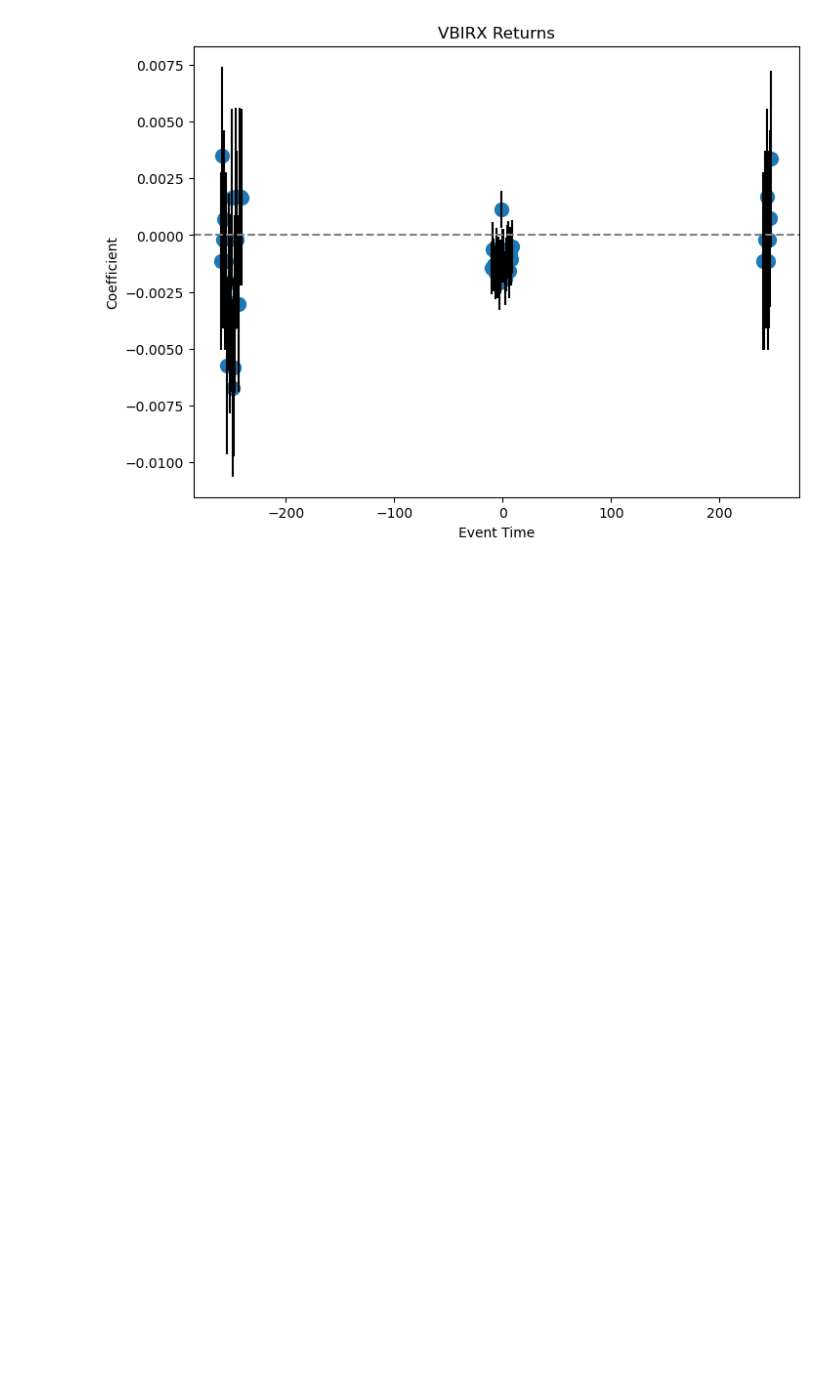
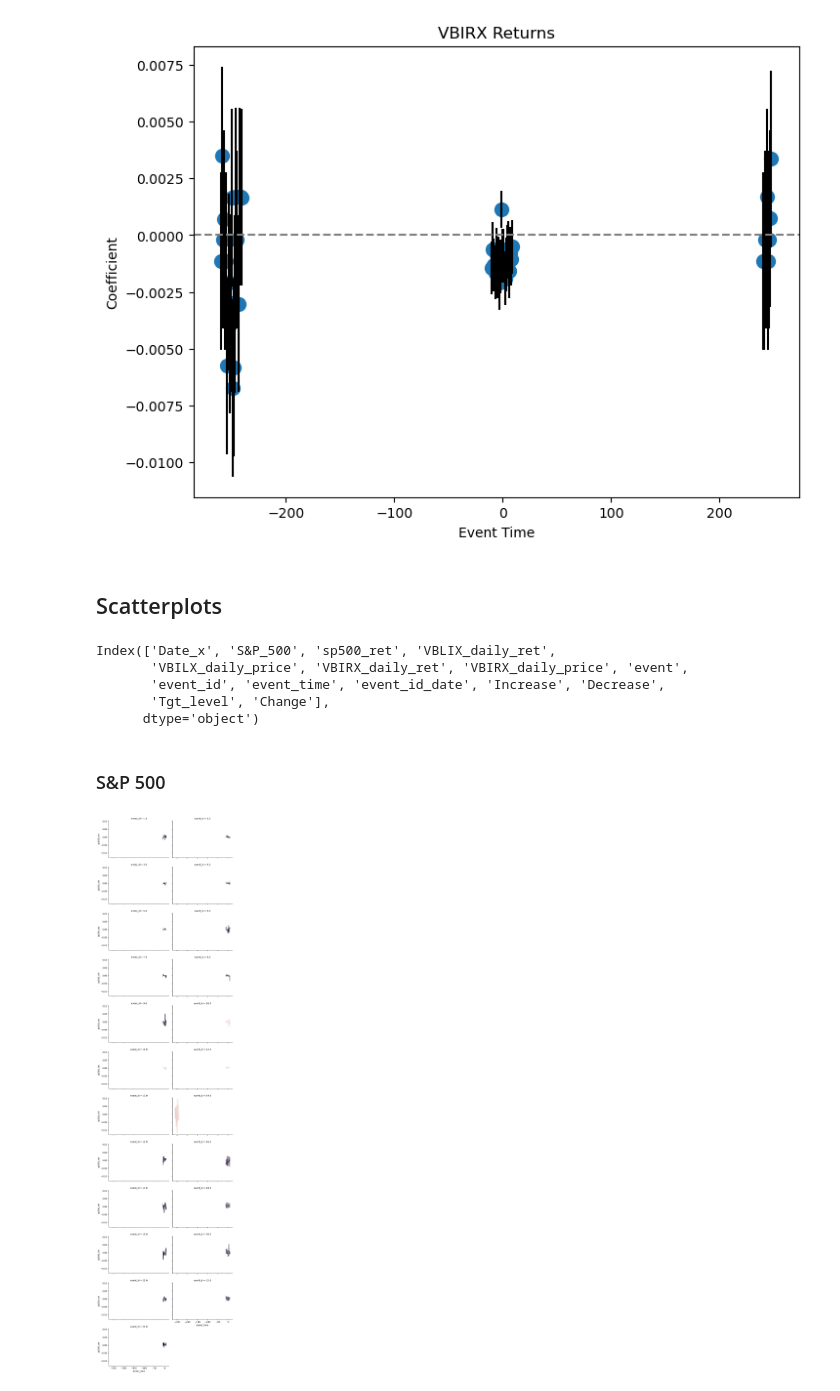
Before and after one commit to mab923/finalteamproject, a Jupyter notebook: Untitled.ipynb, the cells around one changed output. Saved outputs shown, nothing was run; the diff lists cells and outputs as text; code cells hidden in the pictures; blank space fills up the shorter version.

```diff
--- a/Untitled.ipynb
+++ b/Untitled.ipynb
@@ -344,3 +344,29 @@ ax.axhline(y=0, color='gray', linestyle='--')
 plt.show()
 # %% [output]
 [figure]
+# %% [markdown]
+## Scatterplots
+# %%
+event_time_rets.columns
+# %% [output]
+Index(['Date_x', 'S&P_500', 'sp500_ret', 'VBLIX_daily_ret',
+       'VBILX_daily_price', 'VBIRX_daily_ret', 'VBIRX_daily_price', 'event',
+       'event_id', 'event_time', 'event_id_date', 'Increase', 'Decrease',
+       'Tgt_level', 'Change'],
+      dtype='object')
+# %% [markdown]
+### S&P 500
+# %%
+Sp500_graph = sns.relplot(data = event_time_rets,
+                x = "event_time",
+               y = "sp500_ret",
+                    kind = "line",
+               col = "event_id",
+                    zorder = 5,
+                    hue = "Change",
+                col_wrap=2,
+                height=3,
+                aspect=1.5,
+                legend=False)
+# %% [output]
+[figure, added]
```
Also changed, not shown: parts of 4 cells of this notebook.
